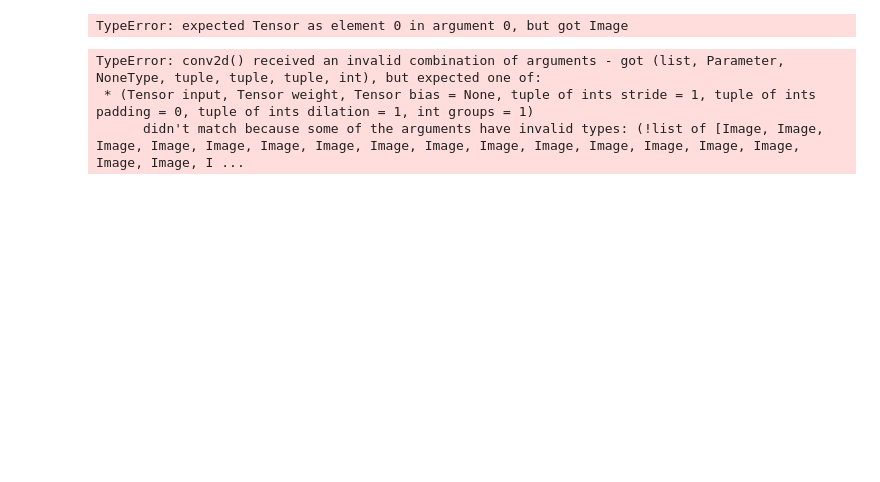
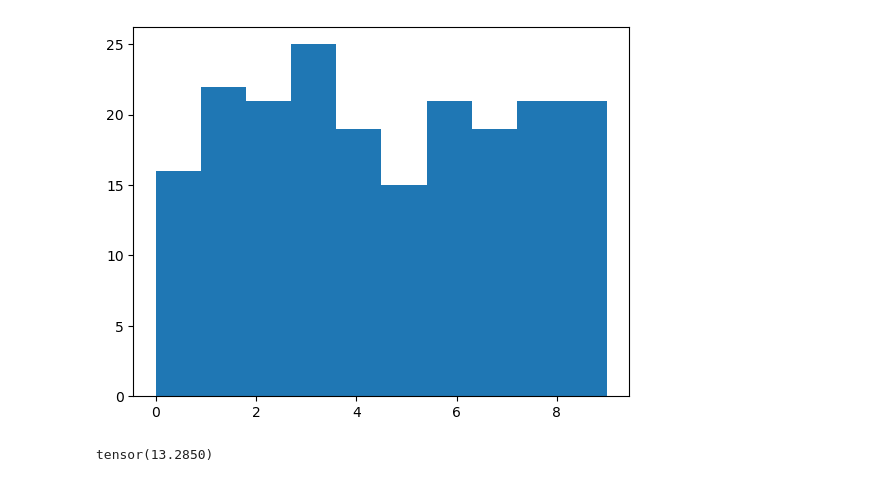
Before and after one commit to bfausten/simple-rsa-test, a Jupyter notebook: rsa_test.ipynb, the cells around one changed output. Drawn from its saved outputs; the diff is of its cells as text; code cells hidden in the pictures; blank space fills up the shorter version.

```diff
--- a/rsa_test.ipynb
+++ b/rsa_test.ipynb
@@ -2,18 +2,21 @@
 # imports
 import torch
 import torch.nn as nn
-from torchvision import datasets
+from torchvision import datasets, transforms
 from torch.utils.data import DataLoader
 import matplotlib.pyplot as plt
+from scipy.stats import percentileofscore
+import seaborn as sns
 from torchvision.models.feature_extraction import create_feature_extractor
 
-device = 'mps' if torch.mps.is_available() else 'cpu'
+device = 'cpu' # mps out of memory
 # %%
 # load two models for comparison
 from torchvision.models import resnet18, googlenet, ResNet18_Weights, GoogLeNet_Weights
 
 # resnet18
 rw = ResNet18_Weights.DEFAULT
+preprocess = rw.transforms()
 rw = resnet18(weights=rw).to(device).eval()
 rf = create_feature_extractor(rw, {'avgpool': 'pen_feat'})
 # googlenet
@@ -21,34 +24,33 @@ gw = GoogLeNet_Weights.DEFAULT
 gw = googlenet(weights=gw).to(device).eval()
 gf = create_feature_extractor(gw, {'avgpool': 'pen_feat'})
 # %%
+# preprocess data
+preprocess = transforms.Compose([
+    transforms.Grayscale(num_output_channels=3),
+    preprocess
+])
+
 # load dataset for stimuli
 data = datasets.MNIST(
     root = './data',
     train = False,
-    download=True
+    download=True,
+    transform=preprocess
 )
 
 # select 200 random stimuli
 torch.manual_seed(1337)
 idx = torch.randint(0, 10000, (200,))
 stimuli = {i: data.__getitem__(idx[i]) for i in range(len(idx))}
 images = [stimuli[i][0] for i in range(len(stimuli))]
 labels = [stimuli[i][1] for i in range(len(stimuli))]
-images, labels = torch.stack(images), torch.tensor(labels)
+images_tensor, labels_tensor = torch.stack(images).to(device), torch.tensor(labels)
 # show labels histogram
 plt.hist(labels)
 plt.show()
 # %% [output]
-TypeError: expected Tensor as element 0 in argument 0, but got Image
+[figure, added]
 # %%
 # get activations from each model
-r_act = rf(images)['pen_feat']
-g_act = gf(images)['pen_feat']
-activations = {
-    'resnet': r_act.to(device),
-    'googlenet': g_act.to(device)
-}
+r_act = rf(images_tensor)['pen_feat']
+g_act = gf(images_tensor)['pen_feat']
-# %% [output]
-TypeError: conv2d() received an invalid combination of arguments - got (list, Parameter, NoneType, tuple, tuple, tuple, int), but expected one of:
- * (Tensor input, Tensor weight, Tensor bias = None, tuple of ints stride = 1, tuple of ints padding = 0, tuple of ints dilation = 1, int groups = 1)
-      didn't match because some of the arguments have invalid types: (!list of [Image, Image, Image, Image, Image, Image, Image, Image, Image, Image, Image, Image, Image, Image, Image, Image, Image, I ...
@@ -54,0 +62,11 @@ TypeError: conv2d() received an invalid combination of arguments - got (list, Pa
+# %%
+# build RDMs via euclidean distance
+
+# example with two stimuli
+x = activations['resnet'][0]
+y = activations['resnet'][1]
+
+d_xy = torch.sqrt(torch.dot(x-y,x-y))
+print(d_xy)
+# %% [output]
+tensor(13.2850)
```
Also changed, not shown: parts of 5 cells of this notebook.
